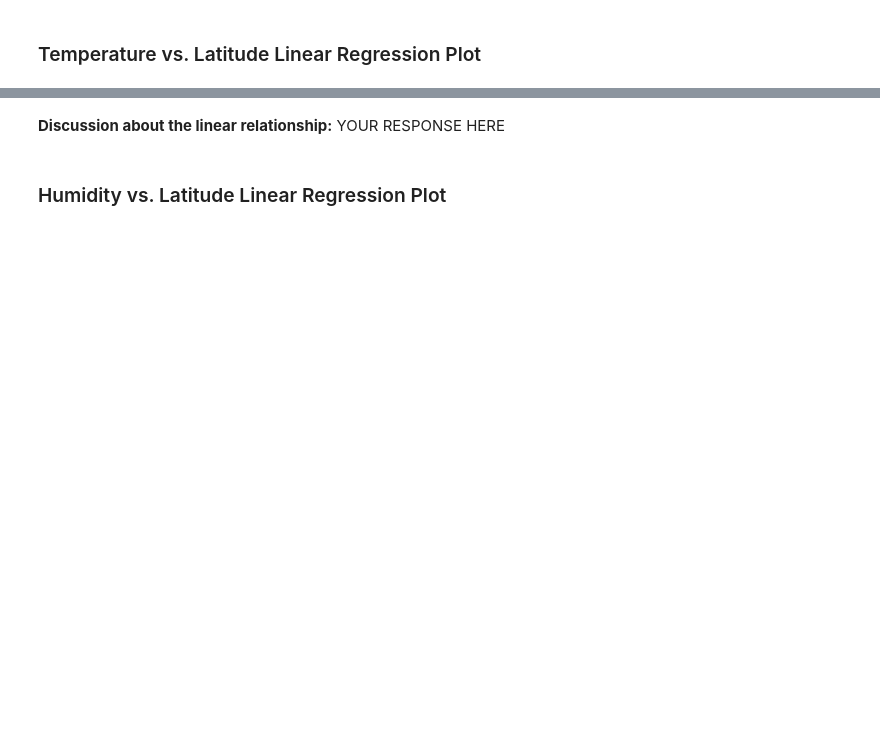
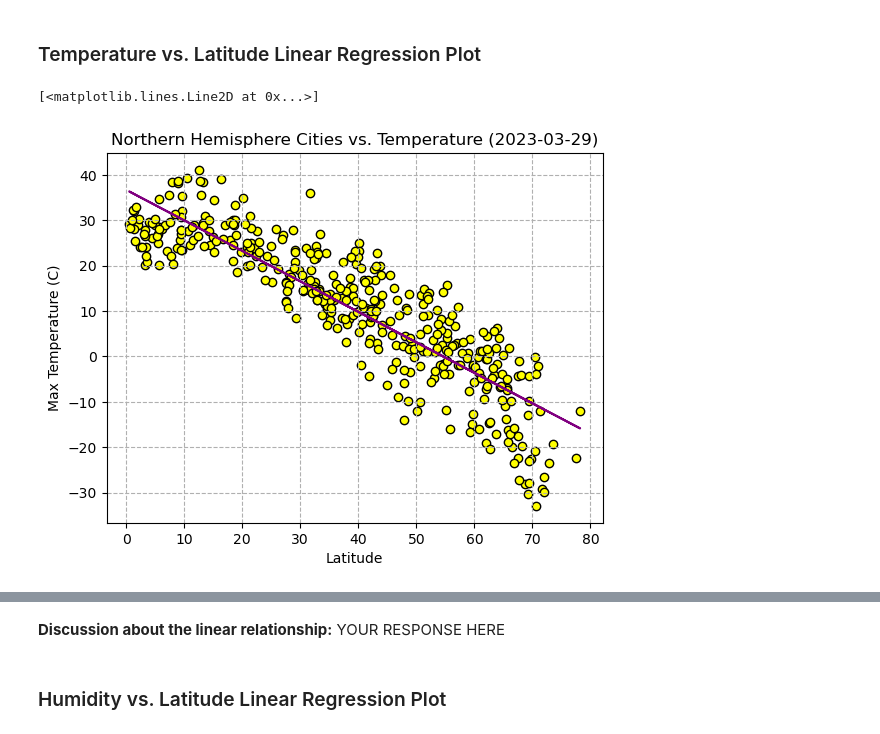
Before and after one commit to anthonybpino/python-api-challenge, a Jupyter notebook: weatherpy/weatherpy.ipynb, the cells around one changed output, grey strips where cells are left out. Saved outputs shown, nothing was run; the diff lists cells and outputs as text; code cells hidden in the pictures; blank space fills up the shorter version.

Commit message:
finish weatherpy plots. testing hypothesis

```diff
--- a/weatherpy/weatherpy.ipynb
+++ b/weatherpy/weatherpy.ipynb
@@ -234,10 +234,13 @@ plt.show()
 ## Requirement 2: Compute Linear Regression for Each Relationship
 # %%
 # Define a function to create Linear Regression plots
-# YOUR CODE HERE
+def lin_regress(x_axis, y_axis):
+    (slope, intercept ,rvalue, pvalue, stderr) = linregress(x_axis, y_axis)
+    fit = slope * x_axis + intercept
+    return fit
 # %%
 # Create a DataFrame with the Northern Hemisphere data (Latitude >= 0)
-# YOUR CODE HERE
+northern_hemi_df = city_data_df[city_data_df["Lat"] >= 0]
 
 # Display sample data
 northern_hemi_df.head()
@@ -257,0 +271,13 @@ southern_hemi_df.head()
+# %%
+# Linear regression on Northern Hemisphere
+plt.scatter(northern_hemi_df["Lat"], northern_hemi_df["Max Temp"], color="yellow", edgecolors="black")
+plt.title("Northern Hemisphere Cities vs. Temperature (2023-03-29)")
+plt.xlabel("Latitude")
+plt.ylabel("Max Temperature (C)")
+plt.grid(linestyle="--")
+
+fit = lin_regress(northern_hemi_df["Lat"], northern_hemi_df["Max Temp"])
+plt.plot(northern_hemi_df["Lat"], fit, color="purple")
+# %% [output]
+[<matplotlib.lines.Line2D at 0x...>]
+[figure, added]
```
Also changed, not shown: parts of 17 cells of this notebook.
